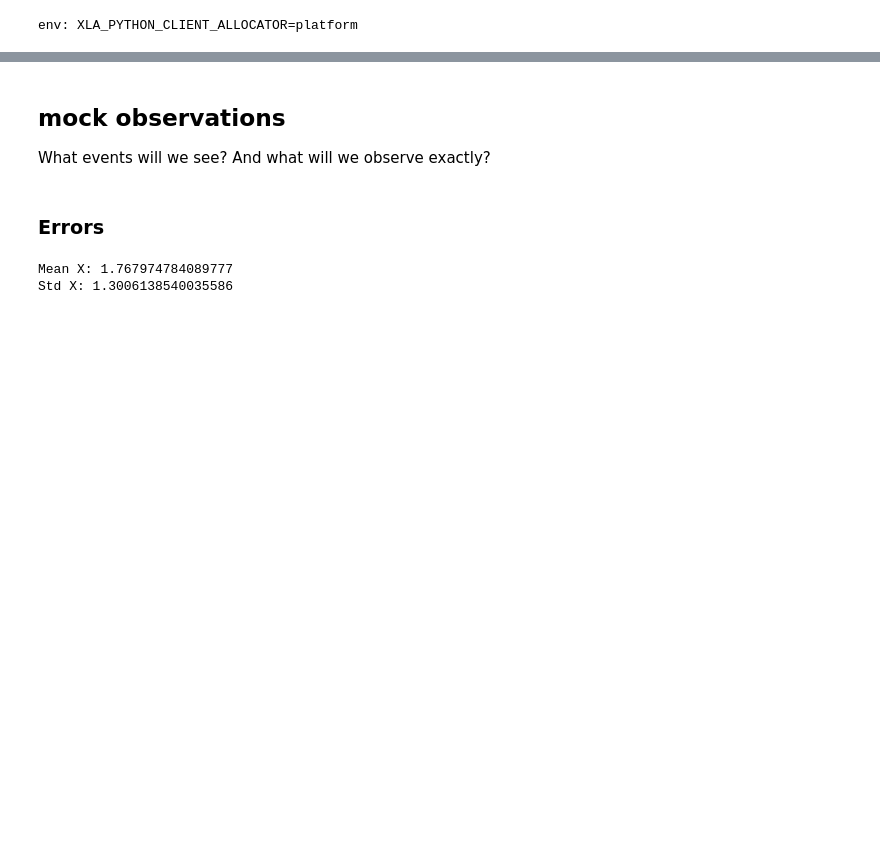
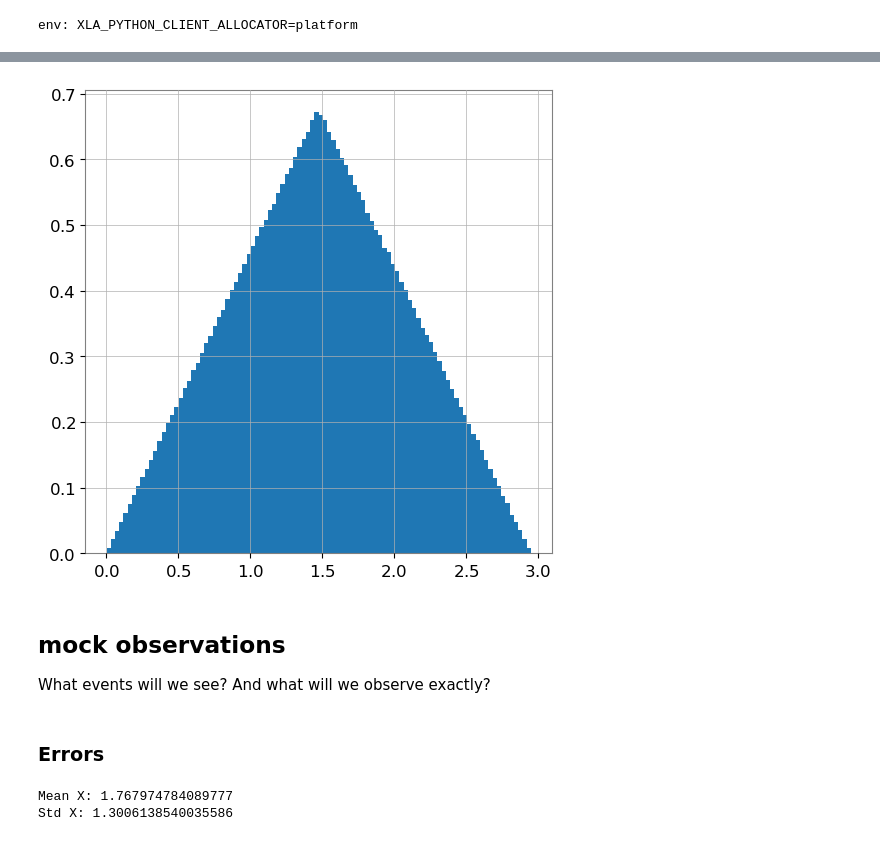
Before and after one commit to abby-moran/GW_pop_cosmo_inference, a Jupyter notebook: src/gen_mock_files.ipynb, the cells around one changed output, grey strips where cells are left out. Drawn from its saved outputs; the diff is of its cells as text; code cells hidden in the pictures; blank space fills up the shorter version.

```diff
--- a/src/gen_mock_files.ipynb
+++ b/src/gen_mock_files.ipynb
@@ -197,0 +362,13 @@ def gen_mock_PE(obs_file, log_SNR_fun, nsamples=200, outfile=None, ndet=1):
+# %%
+#this is old, I thought we might need these in our reweighting, doesn't seem like we do though
+dm1 = np.gradient(m1_grid)
+dq  = np.gradient(q_grid)
+
+# gradients of log SNR grid
+dlogsnr_dm1, dlogsnr_dq = np.gradient(np.log(snr_grid), m1_grid, q_grid, edge_order=2)
+
+# interpolators for gradients
+grad_m1_interp = RegularGridInterpolator((m1_grid, q_grid), dlogsnr_dm1,
+                                         bounds_error=False, fill_value=None)
+grad_q_interp  = RegularGridInterpolator((m1_grid, q_grid), dlogsnr_dq,
+                                         bounds_error=False, fill_value=None)
@@ -197,0 +433,11 @@ def gen_mock_PE(obs_file, log_SNR_fun, nsamples=200, outfile=None, ndet=1):
+# %%
+ndraw=int(6e6)
+
+rhos_test=np.random.uniform(5, 10, ndraw)
+thetas_test=np.random.uniform(0.001, 1, ndraw)
+m1s_test=np.ones(ndraw)*30# np.random.uniform(50, 100, ndraw)
+qs_test= np.random.uniform(0.01, 1, ndraw)
+snr_fid = np.exp(log_snr_interp(np.column_stack([m1s_test, qs_test])))
+dls=1*thetas_test/1 * snr_fid/rhos_test
+#dl_wt=2*np.log(dls)-np.log(thetas_test) - np.log(snr_fid)
+dl_wt =np.log(dls)-np.log(rhos_test) -np.log(grad_q_interp(np.column_stack([m1s_test, qs_test])))
@@ -198,3 +485,9 @@ def gen_mock_PE(obs_file, log_SNR_fun, nsamples=200, outfile=None, ndet=1):
+# %%
+plt.hist(dls, bins=100, weights=weights, density=True)
+
+plt.show()
+# %% [output]
+[figure, added]
 # %% [markdown]
 ## mock observations
 
```
Also changed, not shown: parts of 29 cells of this notebook, 3 other files.
